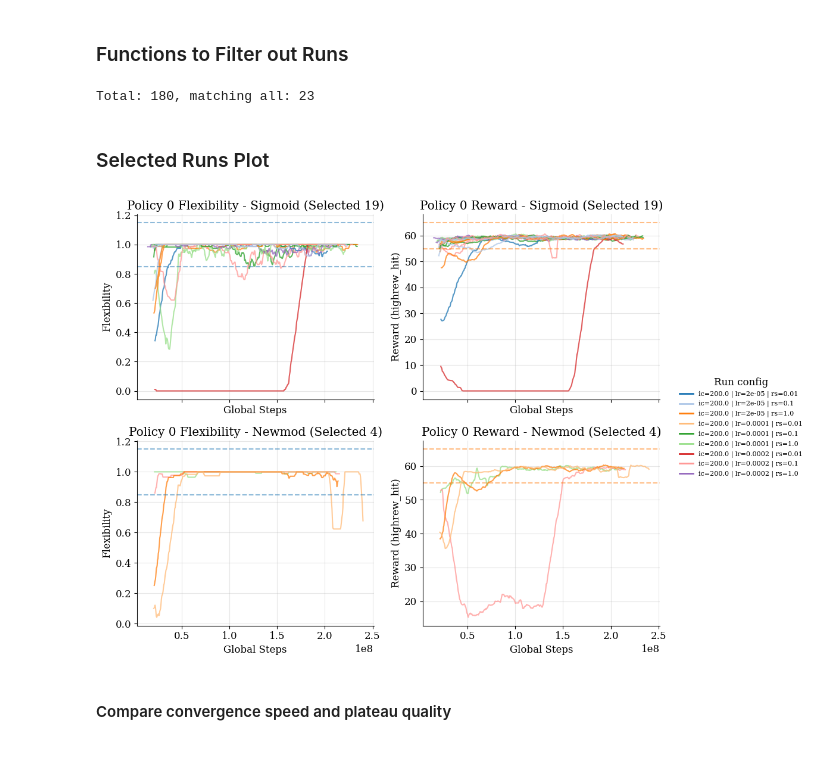
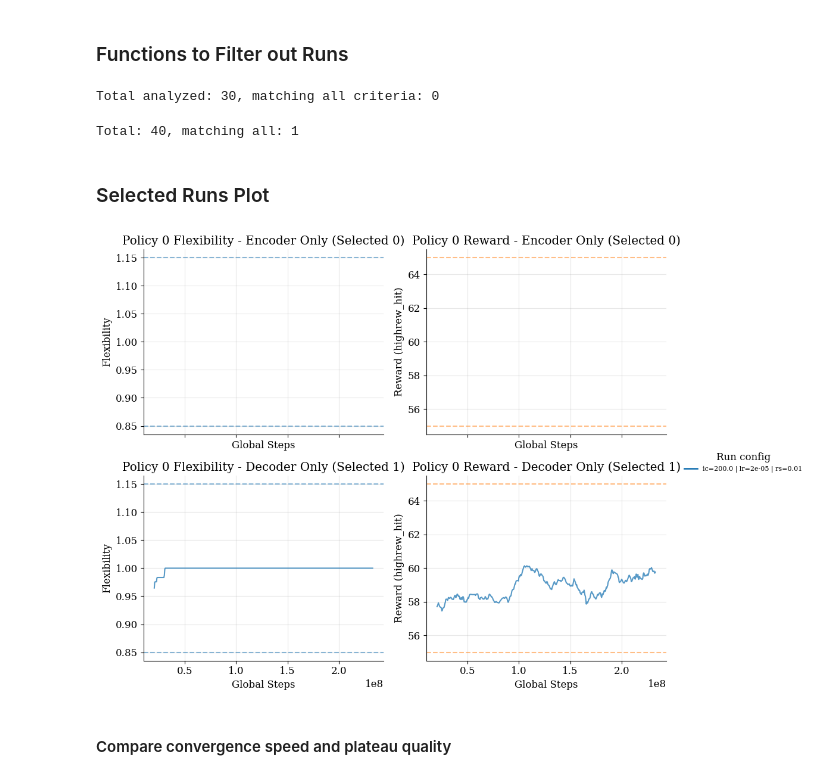
Before and after one commit to zeyneperten/SF_hipposlam, a Jupyter notebook: sf_working_directories/zeynep/analysis/wandb_analysis.ipynb, the cells around one changed output. Cells and saved outputs as stored; diff of their text form; code cells hidden in the pictures.

```diff
--- a/sf_working_directories/zeynep/analysis/wandb_analysis.ipynb
+++ b/sf_working_directories/zeynep/analysis/wandb_analysis.ipynb
@@ -10,7 +10,8 @@ metric = f"{policy}/custom/flexibility"
 step_col = f"{policy}/global_step"
 
 api = wandb.Api()
-project = "xiaoxionglin-bernstein-center-freiburg/NEWymaze_norew_instr"
+#project = "xiaoxionglin-bernstein-center-freiburg/NEWymaze_norew_instr"
+project = "xiaoxionglin-bernstein-center-freiburg/ENC_DECymaze_norew_instr"
 
 runs = api.runs(project)
 
@@ -384,9 +383,11 @@ for run in all_runs:
 
 results_df = pd.DataFrame(records)
 selected = results_df[results_df["all_ok"]].sort_values("reward_tail_mean", ascending=False)
-results_df.to_csv("all_run_stats.csv", index=False)
-selected.to_csv("selected_runs.csv", index=False)
+results_df.to_csv("all_run_stats_encoderonly.csv", index=False)
+selected.to_csv("selected_runs_encoderonly.csv", index=False)
 print(f"Total analyzed: {len(results_df)}, matching all criteria: {len(selected)}")
+# %% [output]
+Total analyzed: 30, matching all criteria: 0
 # %%
 MIN_PLATEAU_STEPS = 10e6  # must stay in band for at least 10M steps
 FLEX_TARGET, REWARD_TARGET = 1.0, 60
@@ -457,11 +458,11 @@ for run in all_runs:
 results_df_plat = pd.DataFrame(records)
 
 selected_plat = results_df_plat[results_df_plat["all_ok"]].sort_values("reward_plateau_mean", ascending=False)
-results_df_plat.to_csv("all_run_stats_plateau.csv", index=False)
-selected_plat.to_csv("selected_runs_plateau.csv", index=False)
+#results_df_plat.to_csv("all_run_stats_plateau_encoderonly.csv", index=False)
+#selected_plat.to_csv("selected_runs_plateau_encoderonly.csv", index=False)
 print(f"Total: {len(results_df_plat)}, matching all: {len(selected_plat)}")
 # %% [output]
-Total: 180, matching all: 23
+Total: 40, matching all: 1
 # %%
 import wandb
 wandb.login(relogin=True)  # or wandb.login(key="...") if needed
@@ -488,10 +489,10 @@ records = []
 for run_id in selected_ids:
     run = api.run(f"{project}/{run_id}")
     name_lower = run.name.lower() if run.name else ""
-    if "sigmoid" in name_lower:
-        run_type = "sigmoid"
-    elif "newmod" in name_lower:
-        run_type = "newmod"
+    if "encoderonly" in name_lower:
+        run_type = "encoderonly"
+    elif "decoderonly" in name_lower:
+        run_type = "decoderonly"
     else:
         run_type = None
 
@@ -509,20 +510,26 @@ runs_df = pd.DataFrame(records)
 runs_df = runs_df[runs_df["run_type"].notna()].copy()
 
 # count the runs per type
-for run_type in ["sigmoid", "newmod"]:
+for run_type in ["encoderonly", "decoderonly"]:
     count = len(runs_df[runs_df["run_type"] == run_type])
-    if run_type == "sigmoid":
-        sig_count = count
-    elif run_type == "newmod":
-        newmod_count = count
+    if run_type == "encoderonly":
+        encoderonly_count = count
+    elif run_type == "decoderonly":
+        decoderonly_count = count
 
 
-metric_specs = [
-    ("sigmoid", flex_key, "Flexibility", (0, 0), f"Policy {policy} Flexibility - Sigmoid (Selected {sig_count})"),
-    ("sigmoid", reward_key, "Reward (highrew_hit)", (0, 1), f"Policy {policy} Reward - Sigmoid (Selected {sig_count})"),
-    ("newmod", flex_key, "Flexibility", (1, 0), f"Policy {policy} Flexibility - Newmod (Selected {newmod_count})"),
-    ("newmod", reward_key, "Reward (highrew_hit)", (1, 1), f"Policy {policy} Reward - Newmod (Selected {newmod_count})"),
-]
+# metric_specs = [
+#     ("sigmoid", flex_key, "Flexibility", (0, 0), f"Policy {policy} Flexibility - Sigmoid (Selected {sig_count})"),
+#     ("sigmoid", reward_key, "Reward (highrew_hit)", (0, 1), f"Policy {policy} Reward - Sigmoid (Selected {sig_count})"),
+#     ("newmod", flex_key, "Flexibility", (1, 0), f"Policy {policy} Flexibility - Newmod (Selected {newmod_count})"),
+#     ("newmod", reward_key, "Reward (highrew_hit)", (1, 1), f"Policy {policy} Reward - Newmod (Selected {newmod_count})"),
+# ]
+
+
+metric_specs = [("encoderonly", flex_key, "Flexibility", (0, 0), f"Policy {policy} Flexibility - Encoder Only (Selected {encoderonly_count})"),
+                ("encoderonly", reward_key, "Reward (highrew_hit)", (0, 1), f"Policy {policy} Reward - Encoder Only (Selected {encoderonly_count})"),
+                ("decoderonly", flex_key, "Flexibility", (1, 0), f"Policy {policy} Flexibility - Decoder Only (Selected {decoderonly_count})"),
+                ("decoderonly", reward_key, "Reward (highrew_hit)", (1, 1), f"Policy {policy} Reward - Decoder Only (Selected {decoderonly_count})"),]
 
 
 config_cols = ["number_instruction_coef", "learning_rate", "reward_scale"]
@@ -562,35 +569,35 @@ for run_type, metric_key, y_label, (row_idx, col_idx), title in metric_specs:
 
         combo = (row["number_instruction_coef"], row["learning_rate"], row["reward_scale"])
         if combo not in color_map:
             continue
 
         label = f"ic={combo[0]} | lr={combo[1]} | rs={combo[2]}"
         ax.plot(steps, values, color=color_map[combo], alpha=0.75, label=label)
 
     ax.set_title(title)
     ax.set_ylabel(y_label)
     ax.set_xlabel("Global Steps")
 
     if metric_key == flex_key:
         ax.axhline(FLEX_TARGET - FLEX_TOL, color="tab:blue", linestyle="--", alpha=0.5)
         ax.axhline(FLEX_TARGET + FLEX_TOL, color="tab:blue", linestyle="--", alpha=0.5)
     else:
         ax.axhline(REWARD_TARGET - REWARD_TOL, color="tab:orange", linestyle="--", alpha=0.5)
         ax.axhline(REWARD_TARGET + REWARD_TOL, color="tab:orange", linestyle="--", alpha=0.5)
 
 handles = [
     plt.Line2D([0], [0], color=color_map[combo], linewidth=2, label=f"ic={combo[0]} | lr={combo[1]} | rs={combo[2]}")
     for combo in config_combos
 ]
 
 if handles:
     fig.legend(handles=handles, title="Run config", frameon=False, loc="center right", fontsize=8)
 
 plt.tight_layout(rect=[0, 0, 0.82, 1])
-plt.savefig("selected_runs_metrics_plat.png", dpi=300)
+plt.savefig("selected_runs_metrics_plat_encodervsdecoder.png", dpi=300)
 plt.show()
 # %% [output]
-[figure, old version]
+[figure, new version]
 # %%
 from pathlib import Path
 
```
Also changed, not shown: parts of 9 cells of this notebook, 22 other files.
